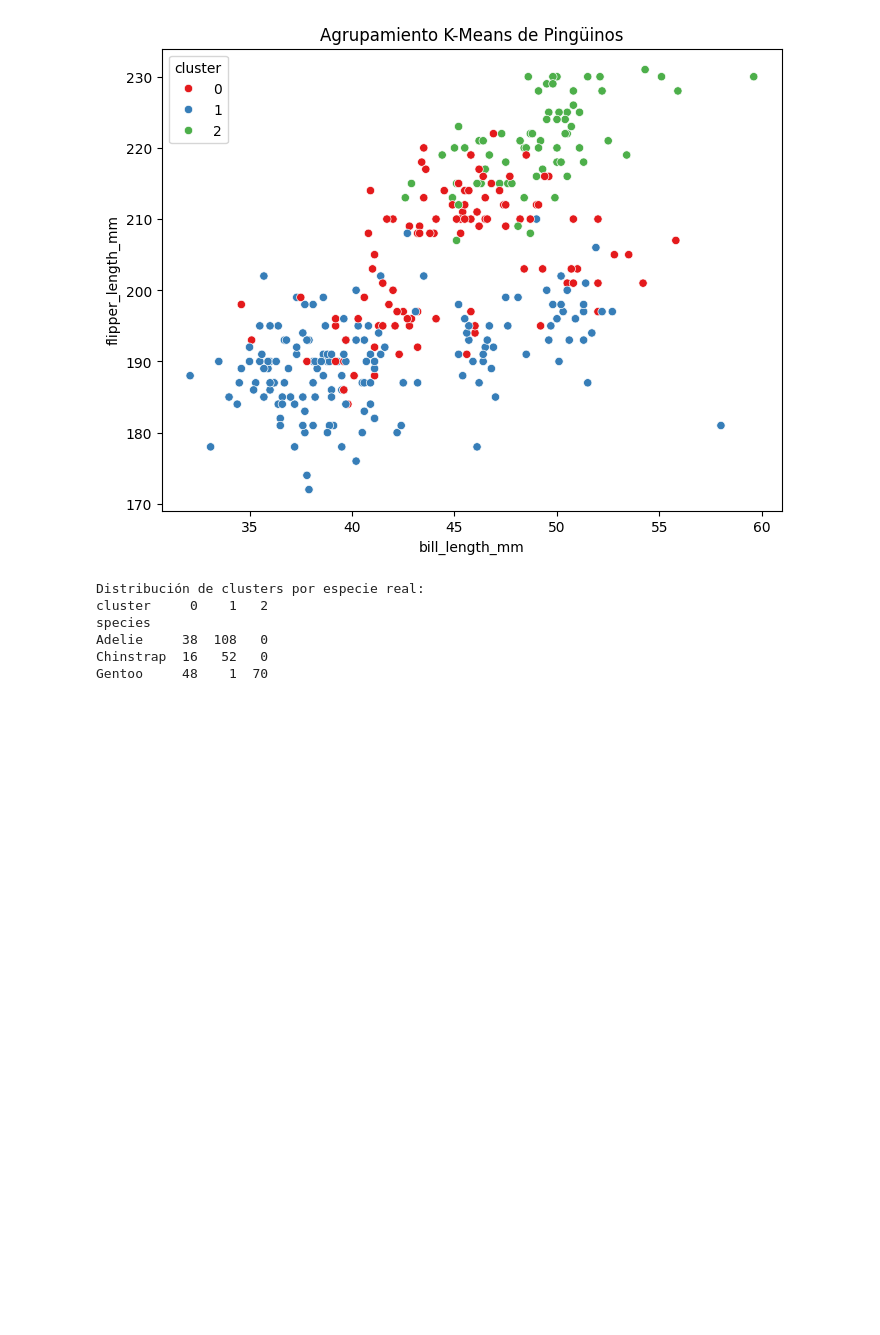
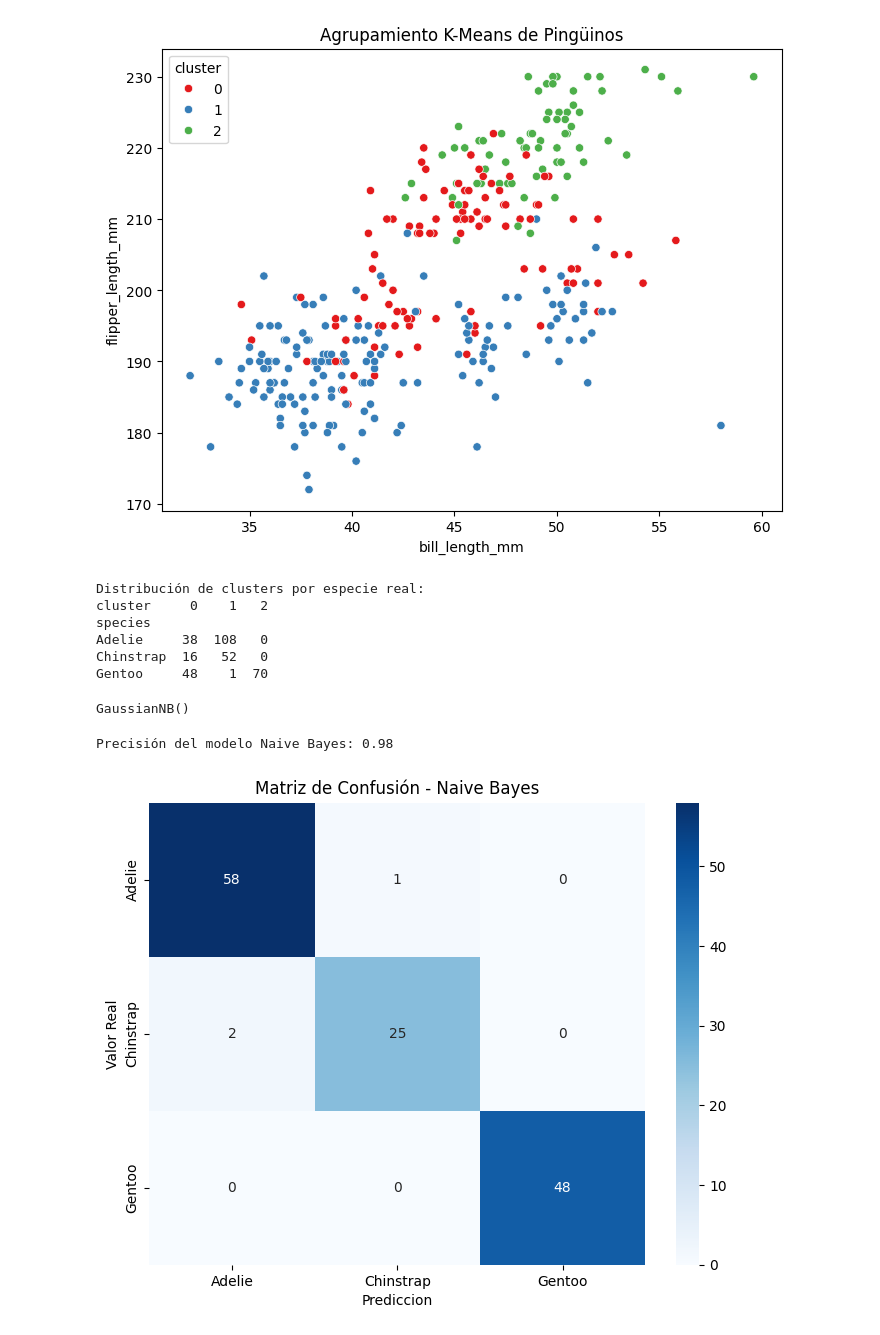
Before and after one commit to JavierSanchez22/IA, a Jupyter notebook: penguins-homework.ipynb, the cells around one changed output. Drawn from its saved outputs; the diff is of its cells as text; code cells hidden in the pictures; blank space fills up the shorter version.

```diff
--- a/penguins-homework.ipynb
+++ b/penguins-homework.ipynb
@@ -126,3 +126,23 @@ y_nb = df['species']
 x_train_nb, x_test_nb, y_train_nb, y_test_nb = train_test_split(X_nb, y_nb, test_size=0.4, stratify=y_nb, random_state=73)
 # %%
 modelo_nb = GaussianNB()
+modelo_nb.fit(x_train_nb, y_train_nb)
+# %% [output]
+GaussianNB()
+# %%
+y_pred_nb = modelo_nb.predict(x_test_nb)
+print(f"Precisión del modelo Naive Bayes: {metrics.accuracy_score(y_test_nb, y_pred_nb):.2f}")
+# %% [output]
+Precisión del modelo Naive Bayes: 0.98
+# %%
+# Matriz de confusión para Naive Bayes
+conf_matrix_nb = metrics.confusion_matrix(y_test_nb, y_pred_nb)
+# %%
+plt.figure(figsize=(8,6))
+sns.heatmap(conf_matrix_nb, annot=True, fmt='d', cmap='Blues', xticklabels=modelo_nb.classes_, yticklabels=modelo_nb.classes_)
+plt.title('Matriz de Confusión - Naive Bayes')
+plt.xlabel('Prediccion')
+plt.ylabel('Valor Real')
+plt.show()
+# %% [output]
+[figure, added]
```
Also changed, not shown: parts of 1 cell of this notebook.
